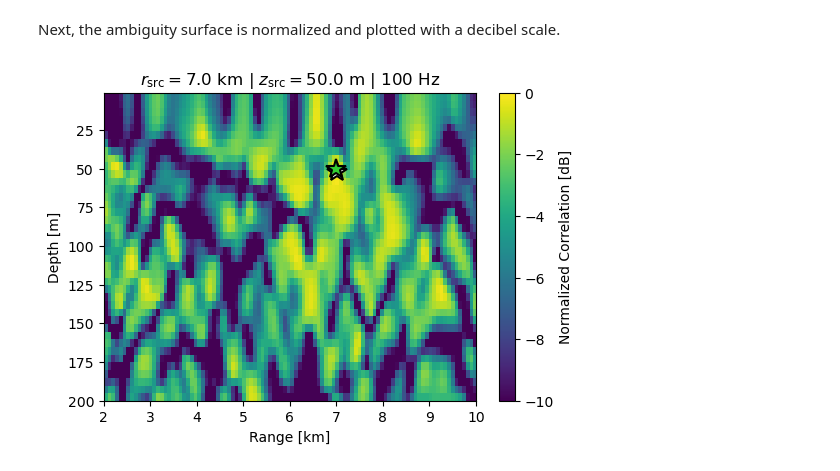
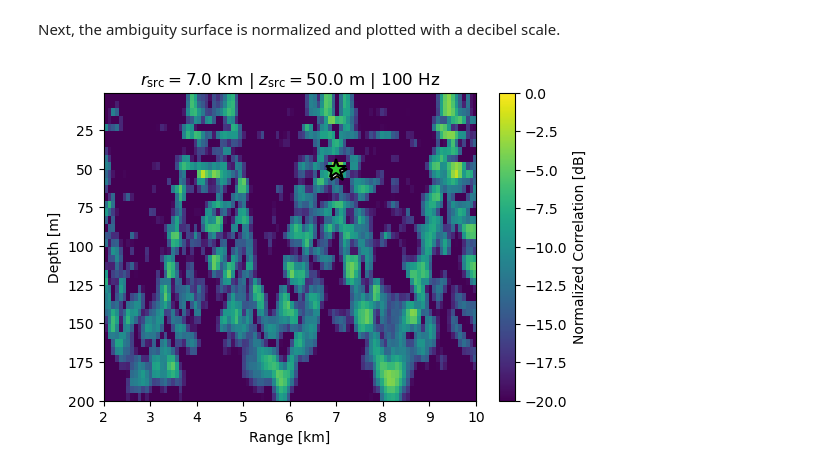
Before and after one commit to NeptuneProjects/TritonOA, a Jupyter notebook: tutorials/RunMFP.ipynb, the cells around one changed output. Cells and saved outputs as stored; diff of their text form; code cells hidden in the pictures.

```diff
--- a/tutorials/RunMFP.ipynb
+++ b/tutorials/RunMFP.ipynb
@@ -13,17 +13,11 @@ from tritonoa.at.models.kraken import runner
 from tritonoa.plotting import plot_ambiguity_surface
 from tritonoa.sp.beamforming import covariance
 from tritonoa.sp.mfp import MatchedFieldProcessor
-from tritonoa.ssp import munk_ssp
 from tritonoa.sp.beamforming import beamformer
 
-# Shallow-water, isospeed sound speed profile
-# z_data = np.array([0, 200])
-# c_data = np.array([1475, 1525])
-
-# Munk profile
-ssp_data = munk_ssp(300, 1)
-z_data = ssp_data["z"]
-c_data = ssp_data["c_p"]
+# Shallow-water, upward-refracting environment
+z_data = np.array([0, 200])
+c_data = np.array([1475, 1525])
 
 environment = {
     # 1. General
@@ -46,11 +40,10 @@ environment = {
     "tilt": 0,
     # 7. Source parameters
     "src_z": 50.0,
-    "snr_db": 10,
+    # "snr_db": 10,
 }
 
-freqs = [100]
-# freqs = np.linspace(50, 400, 13).tolist()
+freqs = [100, 150, 200]
 
 covariance_matrix = []
 for f in freqs:
@@ -67,7 +60,7 @@ processor = MatchedFieldProcessor(
     freq=freqs,
     parameters=environment,
     beamformer=partial(beamformer, atype="cbf"),
-    # multifreq_method="product",
+    multifreq_method="product",
 )
 
 # Search space for range & depth
@@ -82,38 +75,32 @@ for zz, z in enumerate(tqdm(zvec)):
 Next, the ambiguity surface is normalized and plotted with a decibel scale.
 # %%
 PLOT_DEFAULTS = {
-        "marker": "*",
-        "markersize": 15,
-        "markeredgewidth": 1.5,
-        "markeredgecolor": "k",
-        "markerfacecolor": "limegreen",
-    }
+    "marker": "*",
+    "markersize": 15,
+    "markeredgewidth": 1.5,
+    "markeredgecolor": "k",
+    "markerfacecolor": "limegreen",
+}
 
 amb_norm = ambiguity_surface
-# amb_norm = 1 - ambiguity_surface
-# vmin = 0
-# vmax = 1.0
-# amb_norm = np.abs(ambiguity_surface)
 amb_norm /= amb_norm.max()
 amb_norm = 10 * np.log10(amb_norm)
-vmin = -10.0
+vmin = -20.0
 vmax = 0.0
 
 fig = plt.figure(figsize=(6, 4), facecolor="white", dpi=100)
-_, im = plot_ambiguity_surface(amb_norm, rvec, zvec, imshow_kwargs={"vmin": vmin, "vmax": vmax, "cmap": "viridis"})
-plt.plot(
-    environment["rec_r"], environment["src_z"], zorder=50, **PLOT_DEFAULTS
+_, im = plot_ambiguity_surface(
+    amb_norm, rvec, zvec, imshow_kwargs={"vmin": vmin, "vmax": vmax, "cmap": "viridis"}
 )
+plt.plot(environment["rec_r"], environment["src_z"], zorder=50, **PLOT_DEFAULTS)
 plt.xlabel("Range [km]")
 plt.ylabel("Depth [m]")
-# plt.title(
-#     f"MFP Ambiguity Surface | {environment['model']} | {environment['title']} profile | {environment['src_z']} m | {freqs} Hz"
-# )
 cbar = plt.colorbar(im)
 cbar.set_label("Normalized Correlation [dB]")
-plt.title(f"$r_\mathrm{{src}} = {environment['rec_r']}$ km | $z_\mathrm{{src}} = {environment['src_z']}$ m | {freqs[0]} Hz")
-fig.savefig("/Users/williamjenkins/Research/Projects/BOGP/reports/figures/mfp_demo_150.png", bbox_inches="tight", dpi=225)
-
+plt.title(
+    f"$r_\mathrm{{src}} = {environment['rec_r']}$ km | "
+    f"$z_\mathrm{{src}} = {environment['src_z']}$ m | {freqs[0]} Hz"
+)
 plt.show()
 # %% [output]
-[figure, old version]
+[figure, new version]
```
